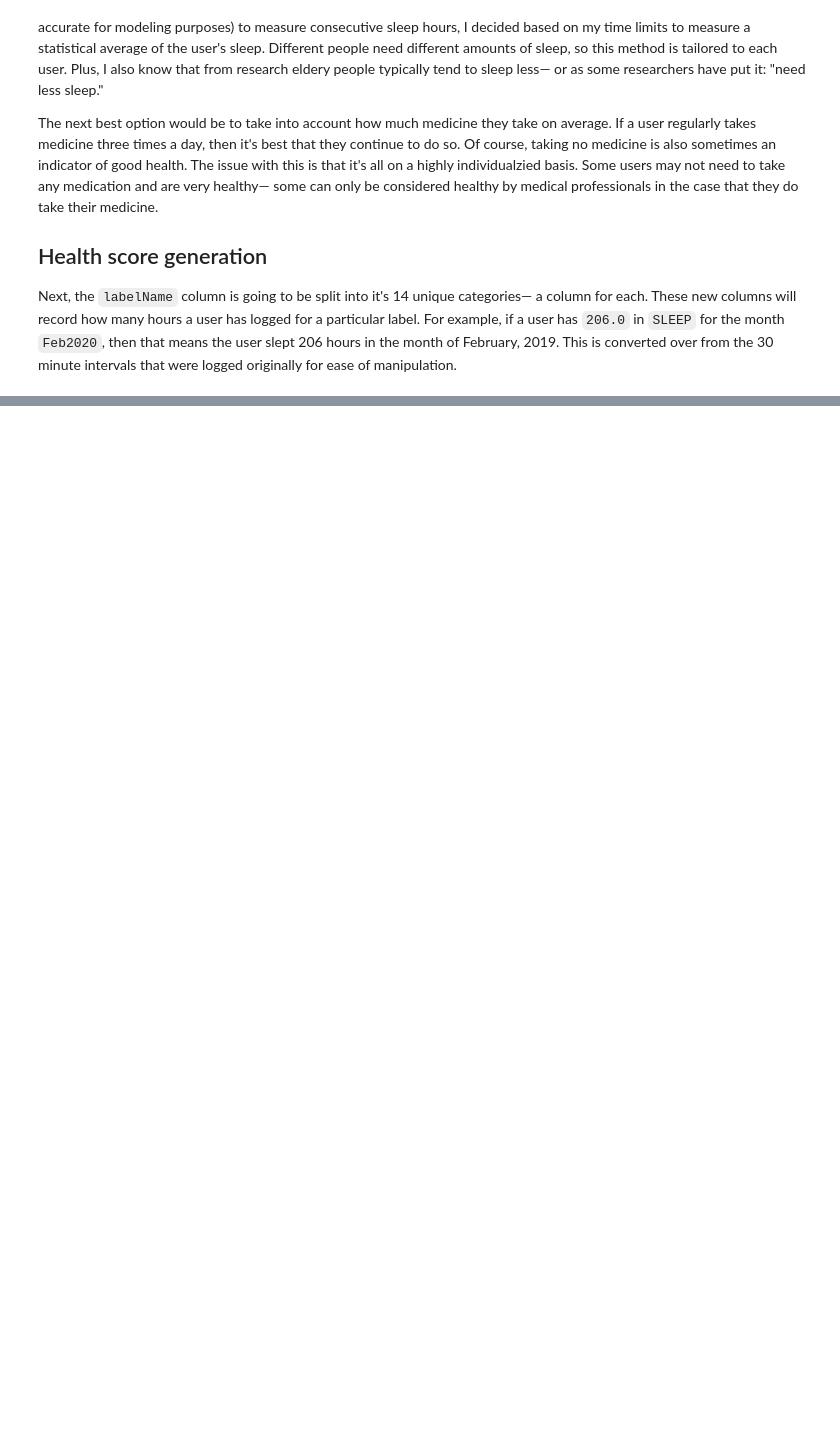
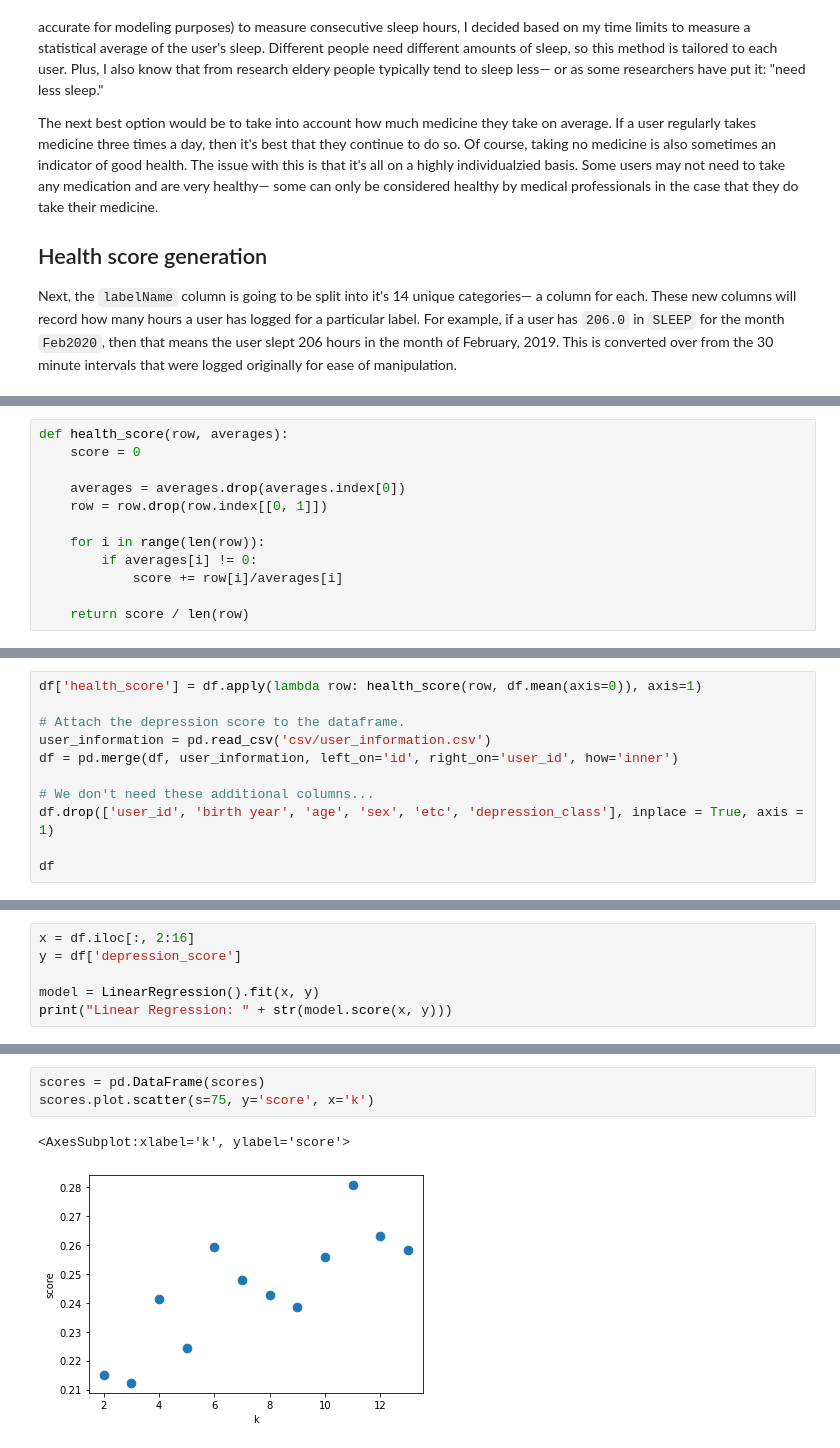
Before and after one commit to tsainez/lifelogging, a Jupyter notebook: life_pattern_report.ipynb, the cells around one changed output, grey strips where cells are left out. Drawn from its saved outputs; the diff is of its cells as text; blank space fills up the shorter version.

```diff
--- a/life_pattern_report.ipynb
+++ b/life_pattern_report.ipynb
@@ -195,0 +181,12 @@ def healthScore(row, averages):
+# %%
+def health_score(row, averages):
+    score = 0
+
+    averages = averages.drop(averages.index[0])
+    row = row.drop(row.index[[0, 1]])
+
+    for i in range(len(row)):
+        if averages[i] != 0:
+            score += row[i]/averages[i]
+
+    return score / len(row)
@@ -195,0 +195,11 @@ def healthScore(row, averages):
+# %%
+df['health_score'] = df.apply(lambda row: health_score(row, df.mean(axis=0)), axis=1)
+
+# Attach the depression score to the dataframe.
+user_information = pd.read_csv('csv/user_information.csv')
+df = pd.merge(df, user_information, left_on='id', right_on='user_id', how='inner')
+
+# We don't need these additional columns...
+df.drop(['user_id', 'birth year', 'age', 'sex', 'etc', 'depression_class'], inplace = True, axis = 1)
+
+df
@@ -217,0 +320,6 @@ sample['healthScore'] = sample.apply(lambda row: healthScore(row, averages), axi
+# %%
+x = df.iloc[:, 2:16]
+y = df['depression_score']
+
+model = LinearRegression().fit(x, y)
+print("Linear Regression: " + str(model.score(x, y)))
@@ -217,0 +413,6 @@ sample['healthScore'] = sample.apply(lambda row: healthScore(row, averages), axi
+# %%
+scores = pd.DataFrame(scores)
+scores.plot.scatter(s=75, y='score', x='k')
+# %% [output]
+<AxesSubplot:xlabel='k', ylabel='score'>
+[figure, added]
```
Also changed, not shown: parts of 57 cells of this notebook.
